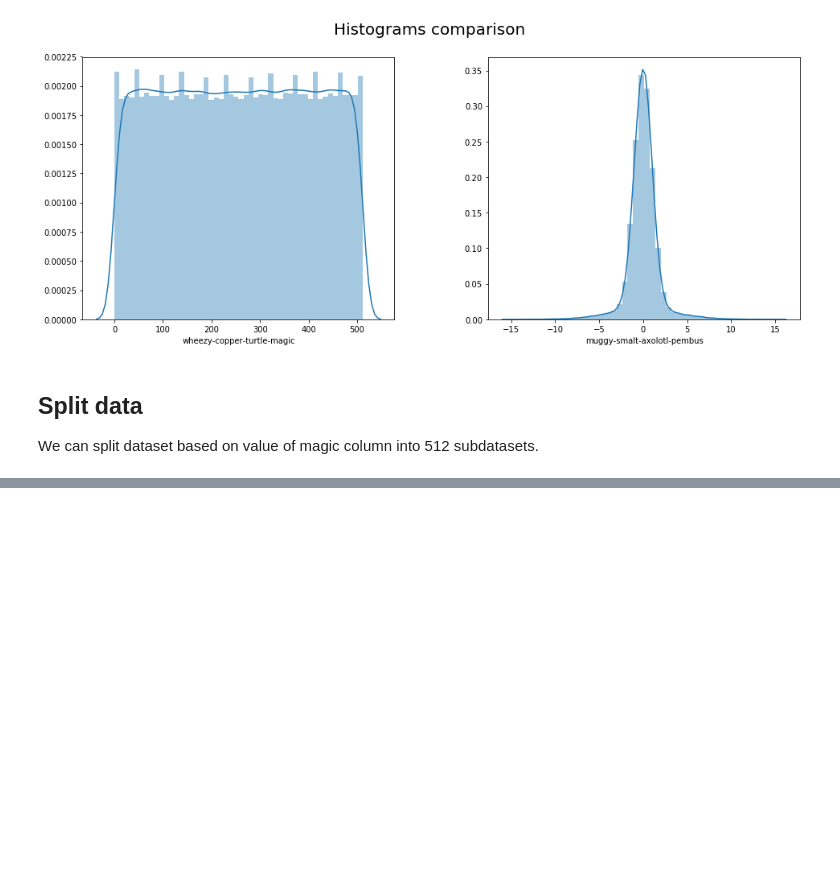
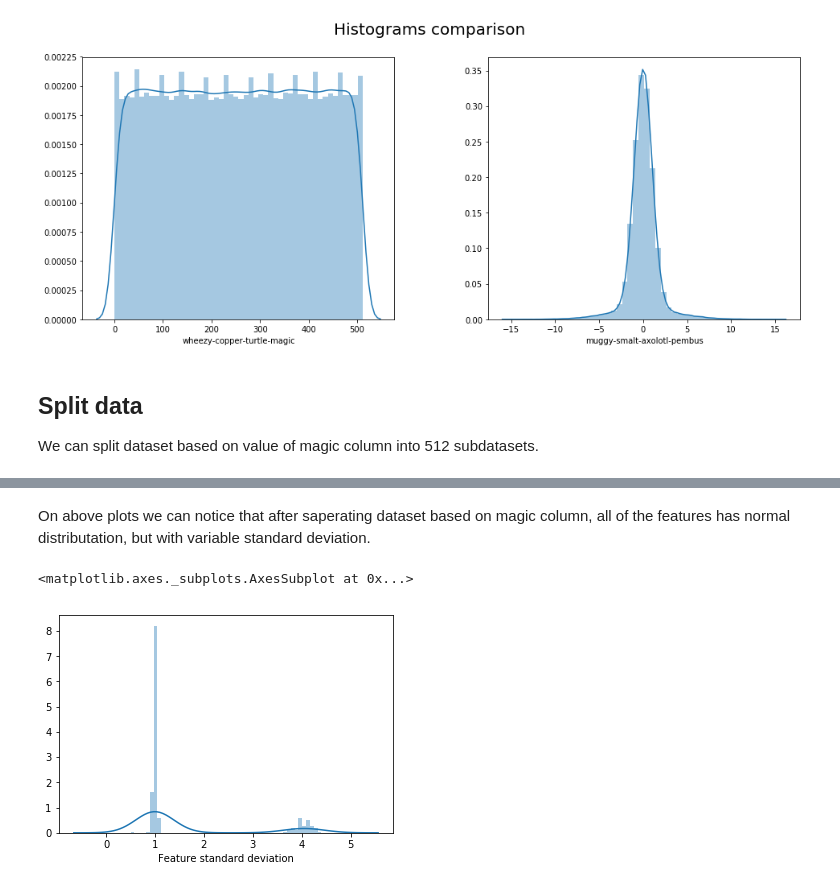
Before and after one commit to pkubiak/kaggle-instant-gratification, a Jupyter notebook: kernel/solution.ipynb, the cells around one changed output, grey strips where cells are left out. Cells and saved outputs as stored; diff of their text form; code cells hidden in the pictures; blank space fills up the shorter version.

```diff
--- a/kernel/solution.ipynb
+++ b/kernel/solution.ipynb
@@ -186,0 +127,10 @@ TypeError: choices() got an unexpected keyword argument 'replace'
+# %% [markdown]
+On above plots we can notice that after saperating dataset based on magic column, all of the features has normal distributation, but with variable standard deviation.
+# %%
+std_devs = data_0.std(axis=0)
+std_devs.name = 'Feature standard deviation'
+
+sbn.distplot(std_devs)
+# %% [output]
+<matplotlib.axes._subplots.AxesSubplot at 0x...>
+[figure, added]
```
Also changed, not shown: parts of 9 cells of this notebook.
